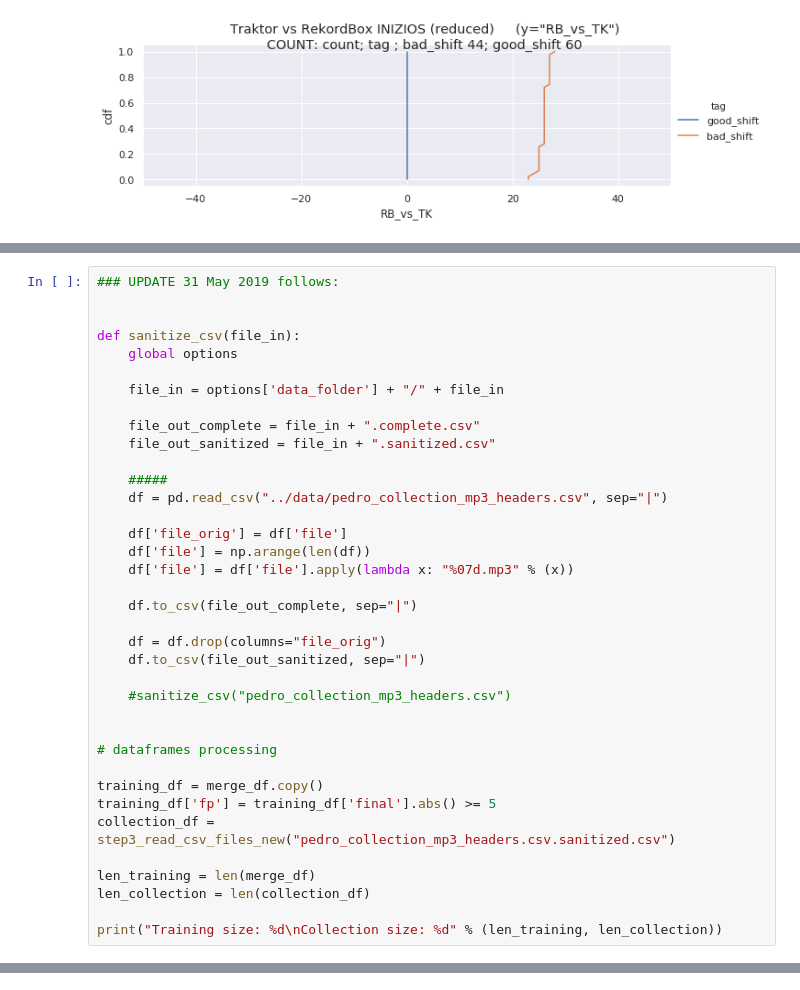
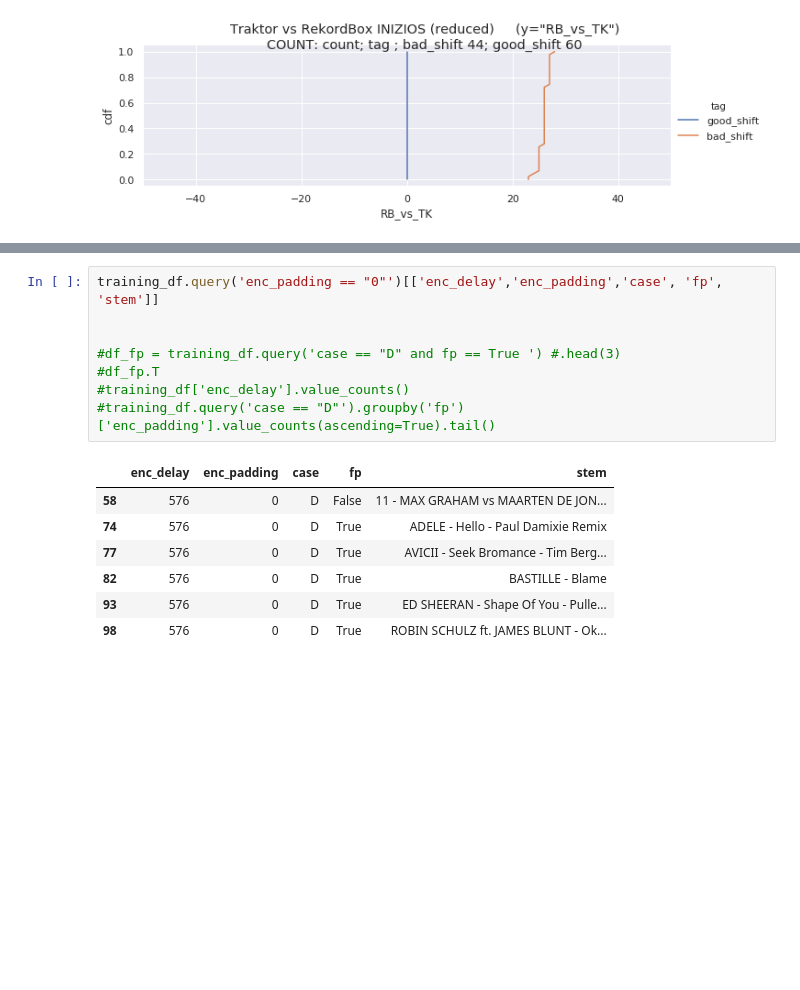
Before and after one commit to pestrela/music, a Jupyter notebook: offsets/fhg/bin/Analyse FHG.ipynb, the cells around one changed output, grey strips where cells are left out. Saved outputs shown, nothing was run; the diff lists cells and outputs as text; blank space fills up the shorter version.

```diff
--- a/offsets/fhg/bin/Analyse FHG.ipynb
+++ b/offsets/fhg/bin/Analyse FHG.ipynb
@@ -1135,40 +1137,3 @@ good_shift / case B: found 1 outliers
 |  | stem | tag | case | final |
 | 80 | Adam Beyer, Bart Skils - Your Min... | good_shift | B | -26 |
 [figure]
-# %%
-### UPDATE 31 May 2019 follows:
-
-
-def sanitize_csv(file_in):
-    global options
-
-    file_in = options['data_folder'] + "/" + file_in
-
-    file_out_complete = file_in + ".complete.csv"
-    file_out_sanitized = file_in + ".sanitized.csv"
-
-    #####
-    df = pd.read_csv("../data/pedro_collection_mp3_headers.csv", sep="|")
-
-    df['file_orig'] = df['file']
-    df['file'] = np.arange(len(df))
-    df['file'] = df['file'].apply(lambda x: "%07d.mp3" % (x))
-
-    df.to_csv(file_out_complete, sep="|")
-
-    df = df.drop(columns="file_orig")
-    df.to_csv(file_out_sanitized, sep="|")
-
-    #sanitize_csv("pedro_collection_mp3_headers.csv")
-
-
-# dataframes processing
-
-training_df = merge_df.copy()
-training_df['fp'] = training_df['final'].abs() >= 5
-collection_df = step3_read_csv_files_new("pedro_collection_mp3_headers.csv.sanitized.csv")
-
-len_training = len(merge_df)
-len_collection = len(collection_df)
-
-print("Training size: %d\nCollection size: %d" % (len_training, len_collection))
@@ -1398,0 +1505,16 @@ Name: case, dtype: int64
+# %%
+training_df.query('enc_padding == "0"')[['enc_delay','enc_padding','case', 'fp', 'stem']]
+
+
+#df_fp = training_df.query('case == "D" and fp == True ') #.head(3)
+#df_fp.T
+#training_df['enc_delay'].value_counts()
+#training_df.query('case == "D"').groupby('fp')['enc_padding'].value_counts(ascending=True).tail()
+# %% [output]
+|  | enc_delay | enc_padding | case | fp | stem |
+| 58 | 576 | 0 | D | False | 11 - MAX GRAHAM vs MAARTEN DE JON... |
+| 74 | 576 | 0 | D | True | ADELE - Hello - Paul Damixie Remix |
+| 77 | 576 | 0 | D | True | AVICII - Seek Bromance - Tim Berg... |
+| 82 | 576 | 0 | D | True | BASTILLE - Blame |
+| 93 | 576 | 0 | D | True | ED SHEERAN - Shape Of You - Pulle... |
+| 98 | 576 | 0 | D | True | ROBIN SCHULZ ft. JAMES BLUNT - Ok... |
```
Also changed, not shown: parts of 7 cells of this notebook.
